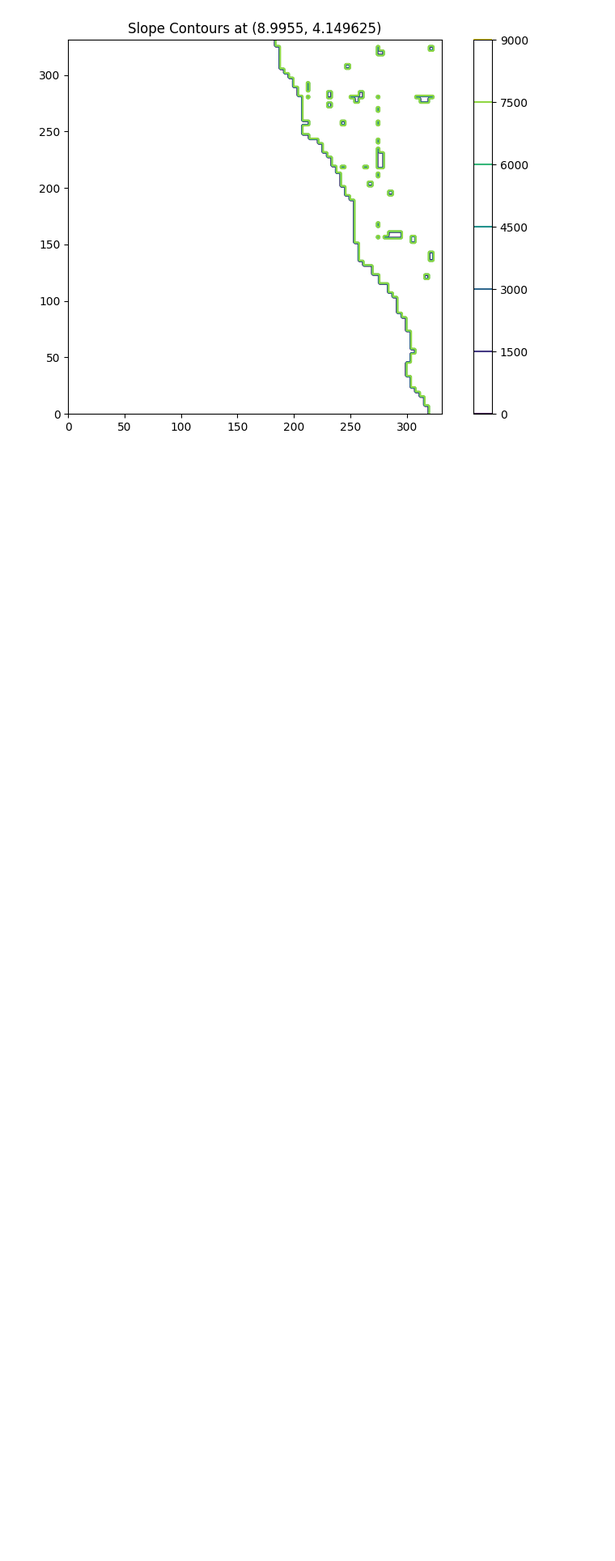
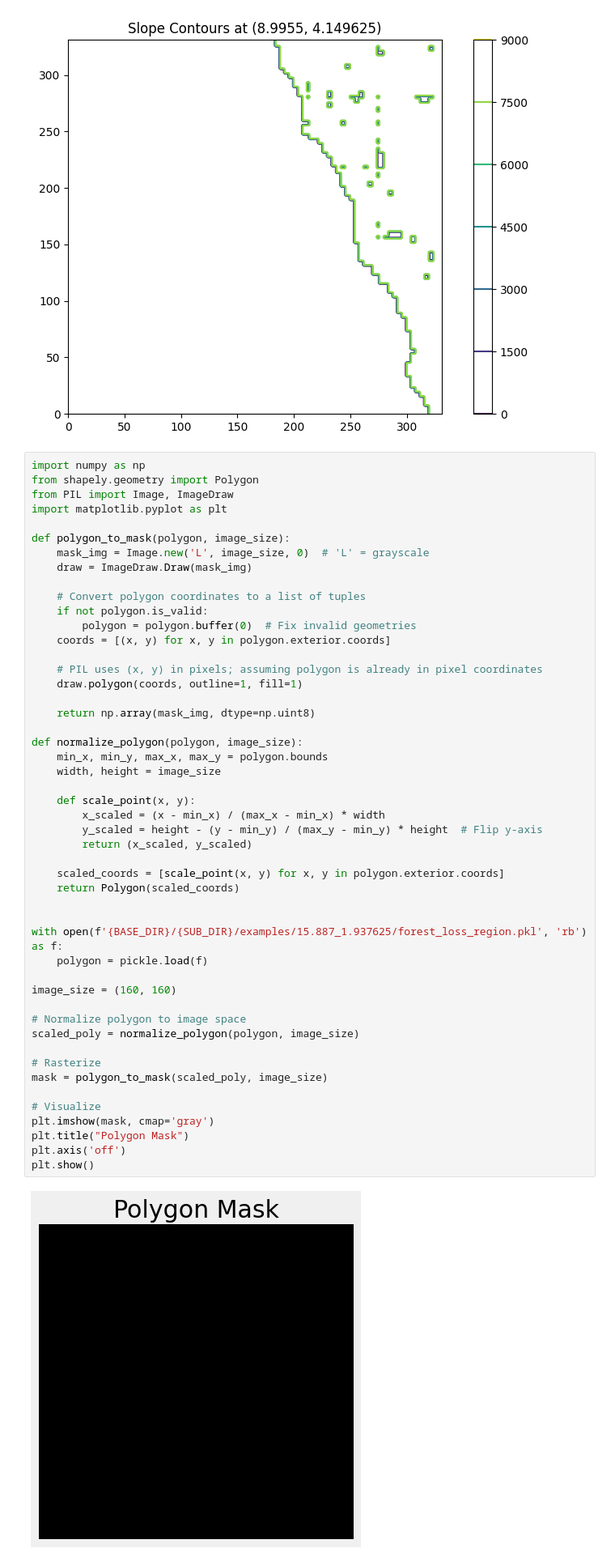
Before and after one commit to JamesBrockUoB/ForestChat, a Jupyter notebook: Training - UNet.ipynb, the cells around one changed output. Shown at 81% size. Drawn from its saved outputs; the diff is of its cells as text; blank space fills up the shorter version.

```diff
--- a/Training - UNet.ipynb
+++ b/Training - UNet.ipynb
@@ -132,6 +132,57 @@ plt.show()
 # %% [output]
 (332, 332)
 [figure]
+# %%
+import numpy as np
+from shapely.geometry import Polygon
+from PIL import Image, ImageDraw
+import matplotlib.pyplot as plt
+
+def polygon_to_mask(polygon, image_size):
+    mask_img = Image.new('L', image_size, 0)  # 'L' = grayscale
+    draw = ImageDraw.Draw(mask_img)
+
+    # Convert polygon coordinates to a list of tuples
+    if not polygon.is_valid:
+        polygon = polygon.buffer(0)  # Fix invalid geometries
+    coords = [(x, y) for x, y in polygon.exterior.coords]
+
+    # PIL uses (x, y) in pixels; assuming polygon is already in pixel coordinates
+    draw.polygon(coords, outline=1, fill=1)
+
+    return np.array(mask_img, dtype=np.uint8)
+
+def normalize_polygon(polygon, image_size):
+    min_x, min_y, max_x, max_y = polygon.bounds
+    width, height = image_size
+
+    def scale_point(x, y):
+        x_scaled = (x - min_x) / (max_x - min_x) * width
+        y_scaled = height - (y - min_y) / (max_y - min_y) * height  # Flip y-axis
+        return (x_scaled, y_scaled)
+
+    scaled_coords = [scale_point(x, y) for x, y in polygon.exterior.coords]
+    return Polygon(scaled_coords)
+
+
+with open(f'{BASE_DIR}/{SUB_DIR}/examples/15.887_1.937625/forest_loss_region.pkl', 'rb') as f:
+    polygon = pickle.load(f)
+
+image_size = (160, 160)
+
+# Normalize polygon to image space
+scaled_poly = normalize_polygon(polygon, image_size)
+
+# Rasterize
+mask = polygon_to_mask(scaled_poly, image_size)
+
+# Visualize
+plt.imshow(mask, cmap='gray')
+plt.title("Polygon Mask")
+plt.axis('off')
+plt.show()
+# %% [output]
+[figure, added]
 # %%
 import matplotlib.pyplot as plt
 import numpy as np
```
Also changed, not shown: parts of 14 cells of this notebook, 1 other file.
